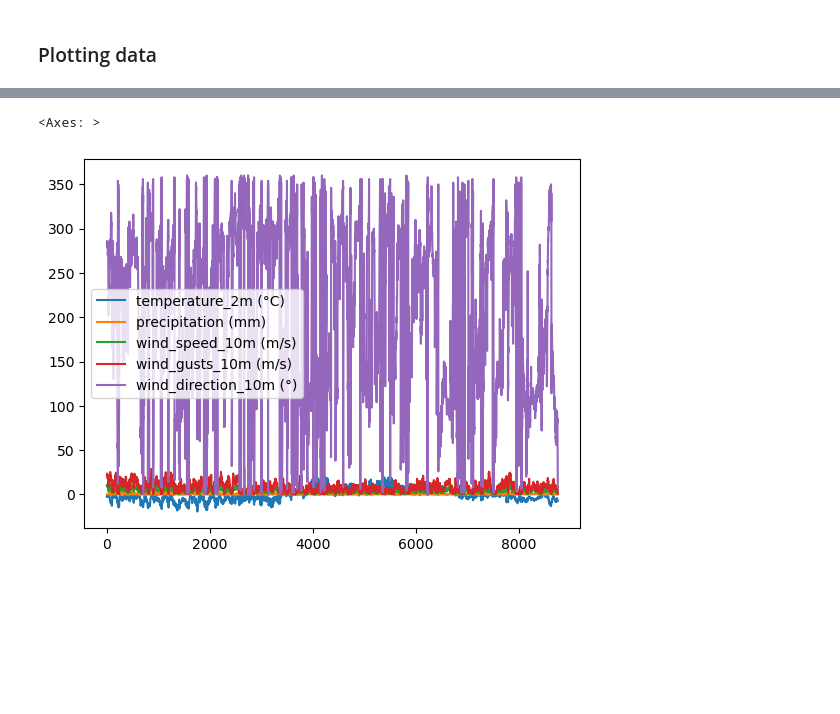
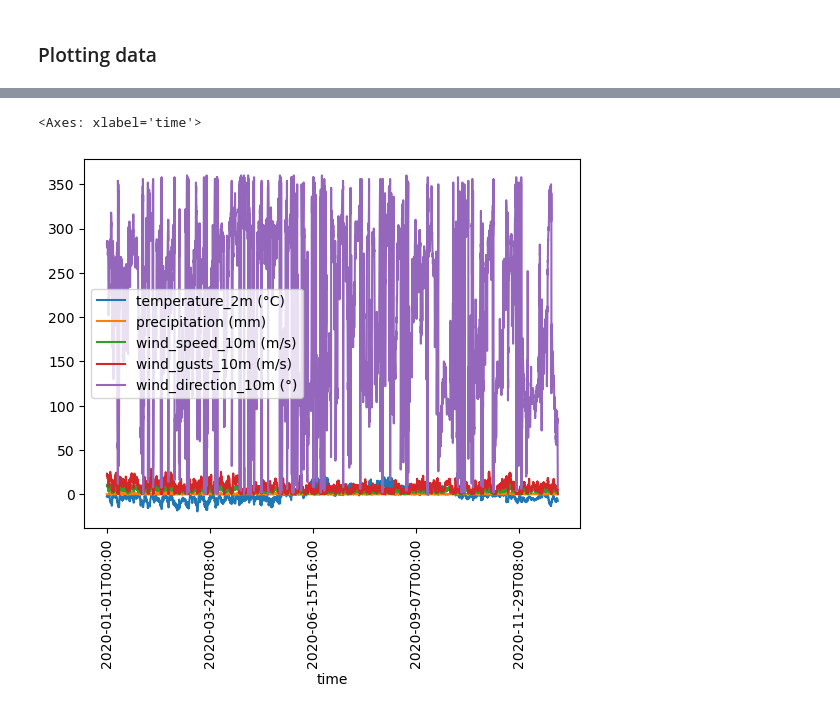
Before and after one commit to Satheris/IND320_SMAA, a Jupyter notebook: project/_.ipynb, the cells around one changed output, grey strips where cells are left out. Drawn from its saved outputs; the diff is of its cells as text; code cells hidden in the pictures; blank space fills up the shorter version.

```diff
--- a/project/_.ipynb
+++ b/project/_.ipynb
@@ -36,5 +73,5 @@ meteodata.head()
 # %%
-meteodata.plot()
+meteodata.plot(x='time', rot=90)
 # %% [output]
-<Axes: >
+<Axes: xlabel='time'>
-[figure, old version]
+[figure, new version]
```
Also changed, not shown: parts of 7 cells of this notebook, 1 other file.
